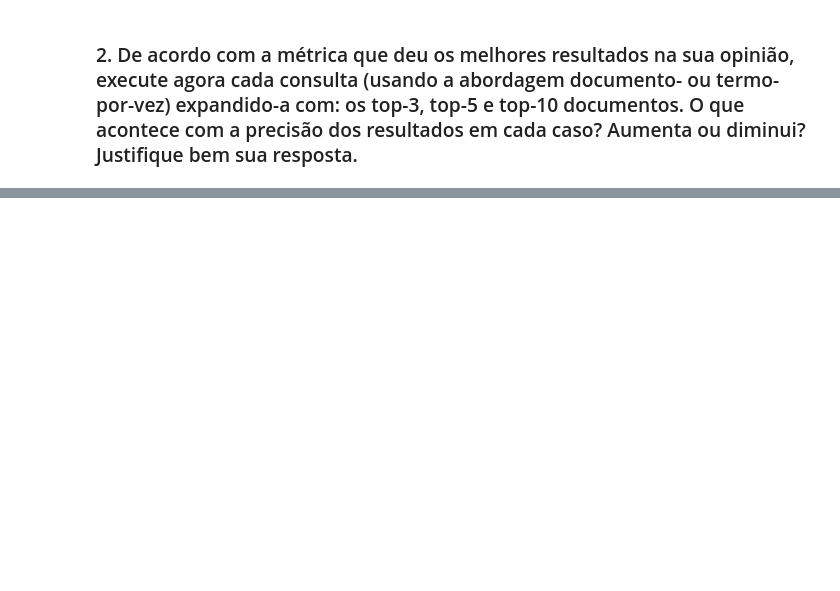
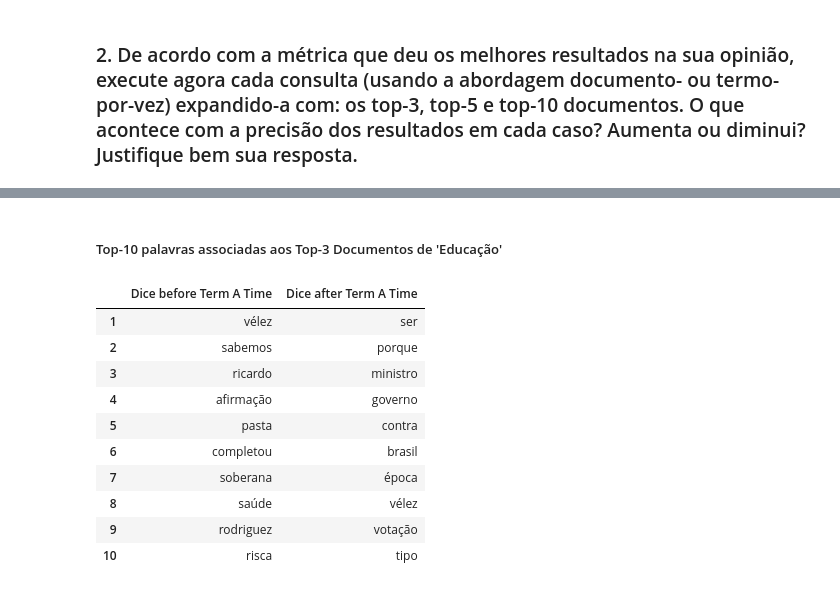
Before and after one commit to adautofbn/ri_labs, a Jupyter notebook: lab05/expansao_consulta.ipynb, the cells around one changed output, grey strips where cells are left out. Cells and saved outputs as stored; diff of their text form; code cells hidden in the pictures; blank space fills up the shorter version.

```diff
--- a/lab05/expansao_consulta.ipynb
+++ b/lab05/expansao_consulta.ipynb
@@ -143,3 +143,0 @@ table_1
-# %%
-table_2.index += 1
-table_2
@@ -210,0 +309,19 @@ table_5
+# %% [markdown]
+##### Top-10 palavras associadas aos Top-3 Documentos de 'Educação'
+# %%
+table_dice = pd.DataFrame()
+table_dice['Dice before Term A Time'] = table_2['Dice']
+table_dice['Dice after Term A Time'] = table_top2['Dice']
+table_dice
+# %% [output]
+|  | Dice before Term A Time | Dice after Term A Time |
+| 1 | vélez | ser |
+| 2 | sabemos | porque |
+| 3 | ricardo | ministro |
+| 4 | afirmação | governo |
+| 5 | pasta | contra |
+| 6 | completou | brasil |
+| 7 | soberana | época |
+| 8 | saúde | vélez |
+| 9 | rodriguez | votação |
+| 10 | risca | tipo |
```
Also changed, not shown: parts of 73 cells of this notebook.
